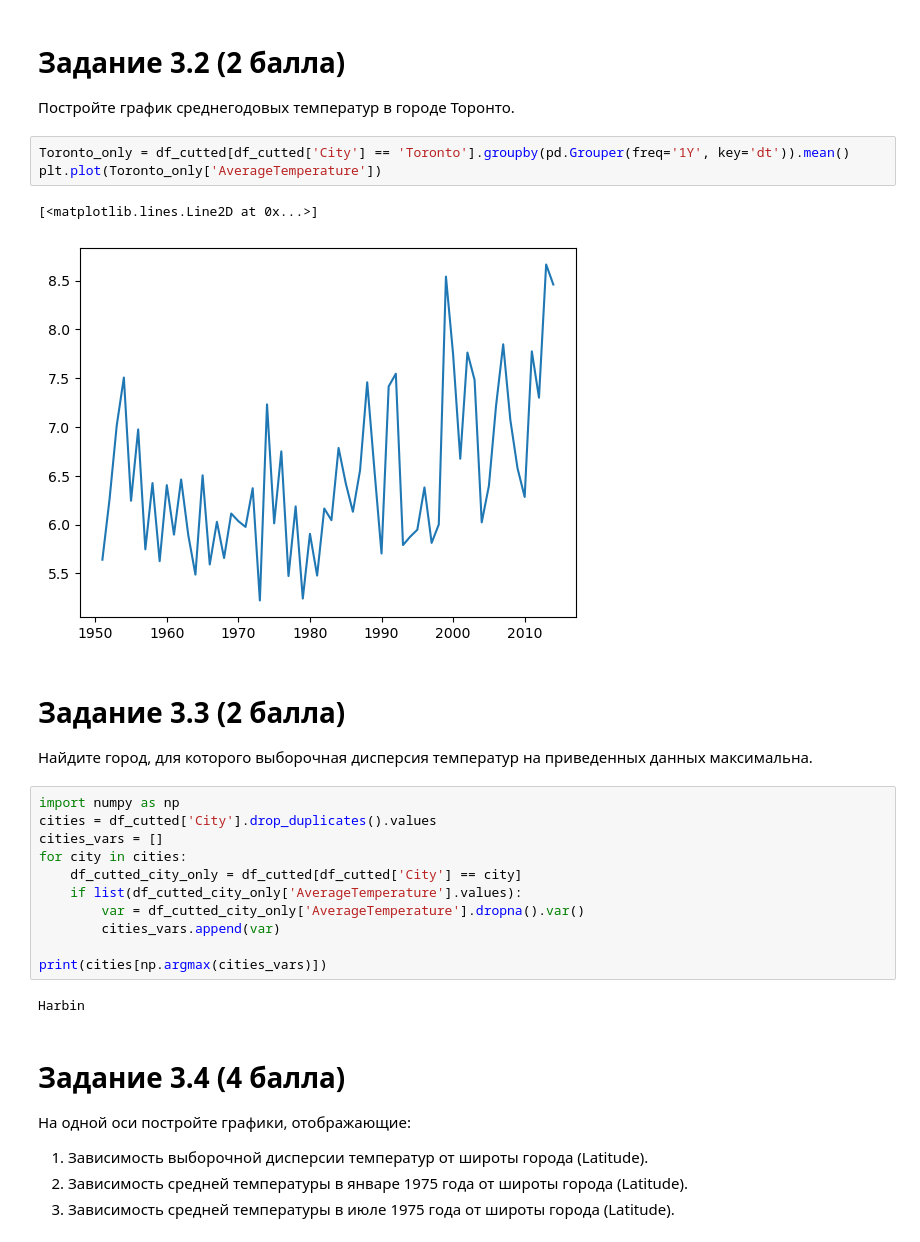
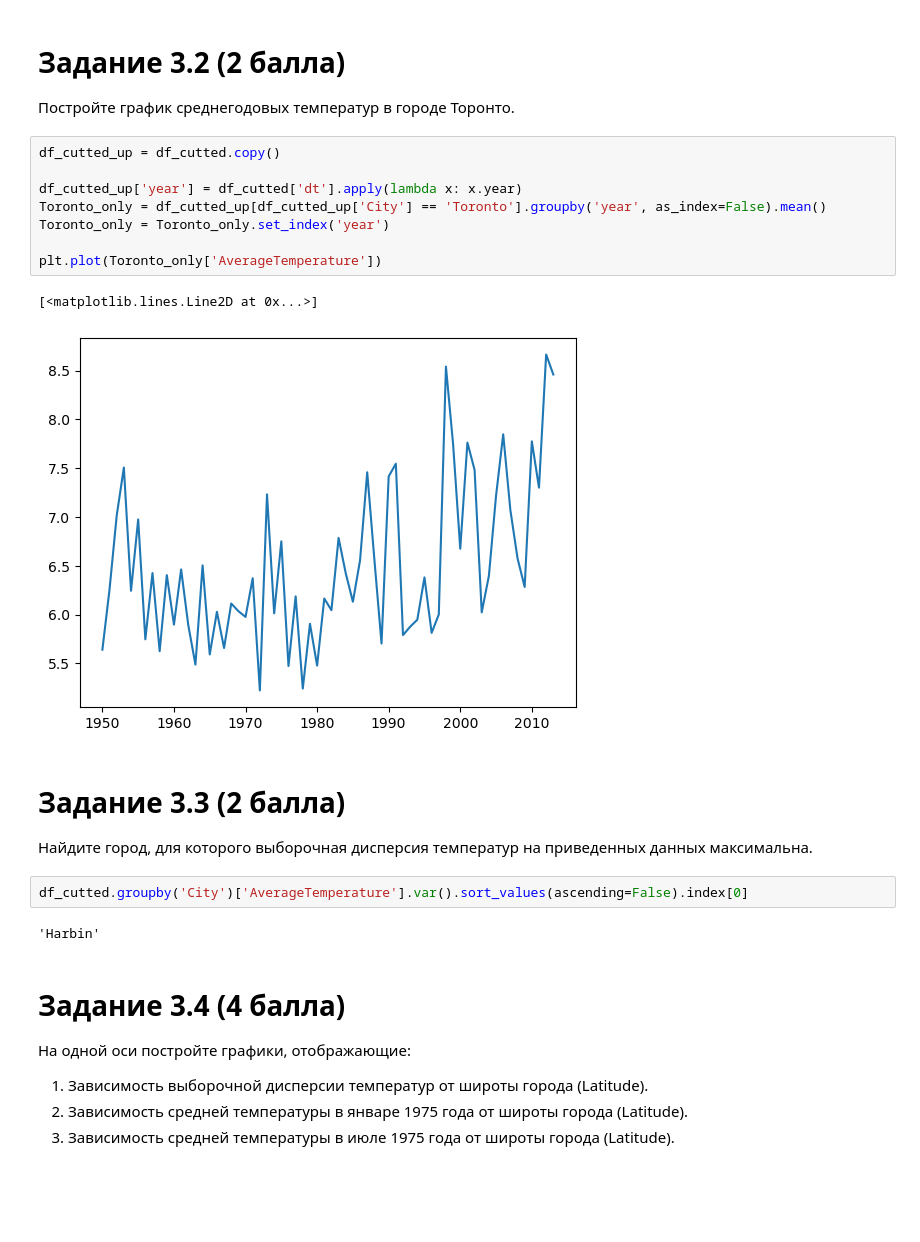
Before and after one commit to DrLoon/alms-python-2022, a Jupyter notebook: Task_3.ipynb, the cells around one changed output. Saved outputs shown, nothing was run; the diff lists cells and outputs as text; blank space fills up the shorter version.

```diff
--- a/Task_3.ipynb
+++ b/Task_3.ipynb
@@ -48,29 +48,25 @@ df_cutted
 # Задание 3.2 (2 балла)
 
 Постройте график среднегодовых температур в городе Торонто.
-# %%
-Toronto_only = df_cutted[df_cutted['City'] == 'Toronto'].groupby(pd.Grouper(freq='1Y', key='dt')).mean()
-plt.plot(Toronto_only['AverageTemperature'])
-# %% [output]
-[<matplotlib.lines.Line2D at 0x...>]
-[figure, removed]
+# %%
+df_cutted_up = df_cutted.copy()
+
+df_cutted_up['year'] = df_cutted['dt'].apply(lambda x: x.year)
+Toronto_only = df_cutted_up[df_cutted_up['City'] == 'Toronto'].groupby('year', as_index=False).mean()
+Toronto_only = Toronto_only.set_index('year')
+
+plt.plot(Toronto_only['AverageTemperature'])
+# %% [output]
+[<matplotlib.lines.Line2D at 0x...>]
+[figure, added]
 # %% [markdown]
 # Задание 3.3 (2 балла)
 
 Найдите город, для которого выборочная дисперсия температур на приведенных данных максимальна.
-# %%
-import numpy as np
-cities = df_cutted['City'].drop_duplicates().values
-cities_vars = []
-for city in cities:
-    df_cutted_city_only = df_cutted[df_cutted['City'] == city]
-    if list(df_cutted_city_only['AverageTemperature'].values):
-        var = df_cutted_city_only['AverageTemperature'].dropna().var()
-        cities_vars.append(var)
-
-print(cities[np.argmax(cities_vars)])
-# %% [output]
-Harbin
+# %%
+df_cutted.groupby('City')['AverageTemperature'].var().sort_values(ascending=False).index[0]
+# %% [output]
+'Harbin'
 # %% [markdown]
 # Задание 3.4 (4 балла)
 
```
